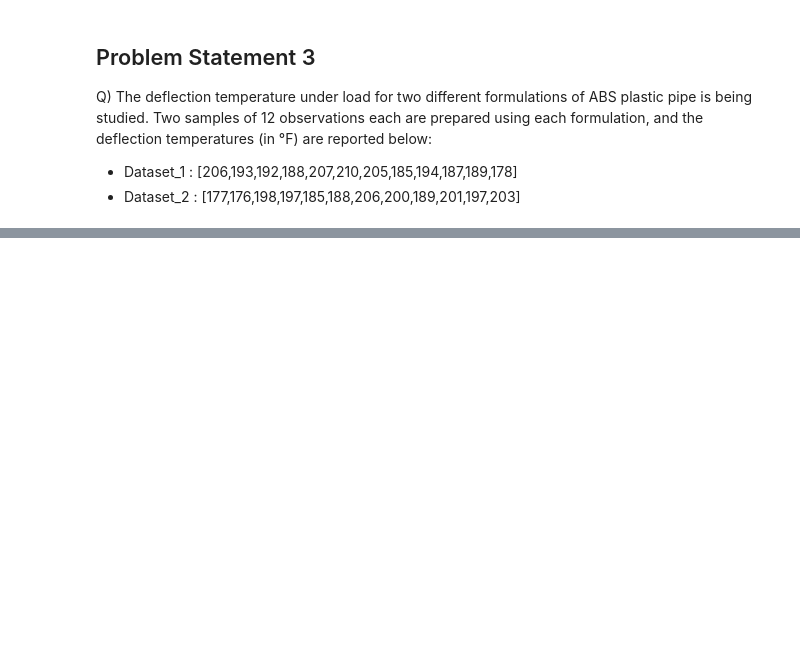
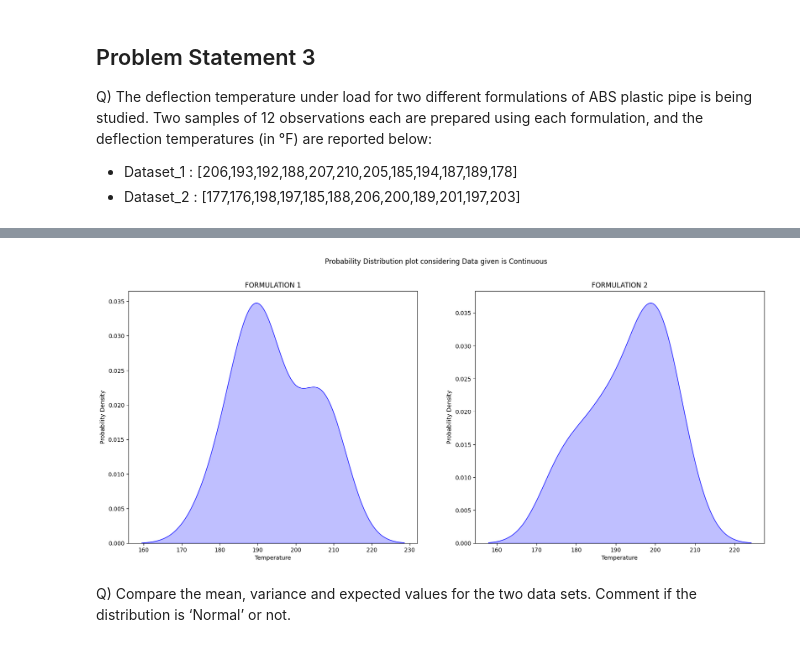
Before and after one commit to kanadsen/ME_794, a Jupyter notebook: ASSIGNMENT 1.ipynb, the cells around one changed output, grey strips where cells are left out. Cells and saved outputs as stored; diff of their text form; code cells hidden in the pictures; blank space fills up the shorter version.

```diff
--- a/ASSIGNMENT 1.ipynb
+++ b/ASSIGNMENT 1.ipynb
@@ -69,0 +142,23 @@ plt.show()
+# %%
+# If data is continuous
+import seaborn as sns
+#sns.displot(Dataset_1,kde=True)
+plt.figure(figsize=(20,8))
+plt.suptitle("Probability Distribution plot considering Data given is Continuous")
+plt.subplot(1,    2,       1)
+plt.title("FORMULATION 1")
+sns.kdeplot(Dataset_1,fill=True, color='b',label='Formulation 1')
+#sns.displot(Dataset_1)
+plt.ylabel("Probability Density")
+plt.xlabel("Temperature")
+# create the second panel and set current axis
+plt.subplot(1,2, 2)
+plt.title("FORMULATION 2")
+sns.kdeplot(Dataset_2,fill=True, color='b',label='Formulation 1')
+plt.ylabel("Probability Density")
+plt.xlabel("Temperature")
+plt.show()
+# %% [output]
+[figure, added]
+# %% [markdown]
+Q) Compare the mean, variance and expected values for the two data sets. Comment if the distribution is ‘Normal’ or not.
```
Also changed, not shown: parts of 8 cells of this notebook.
